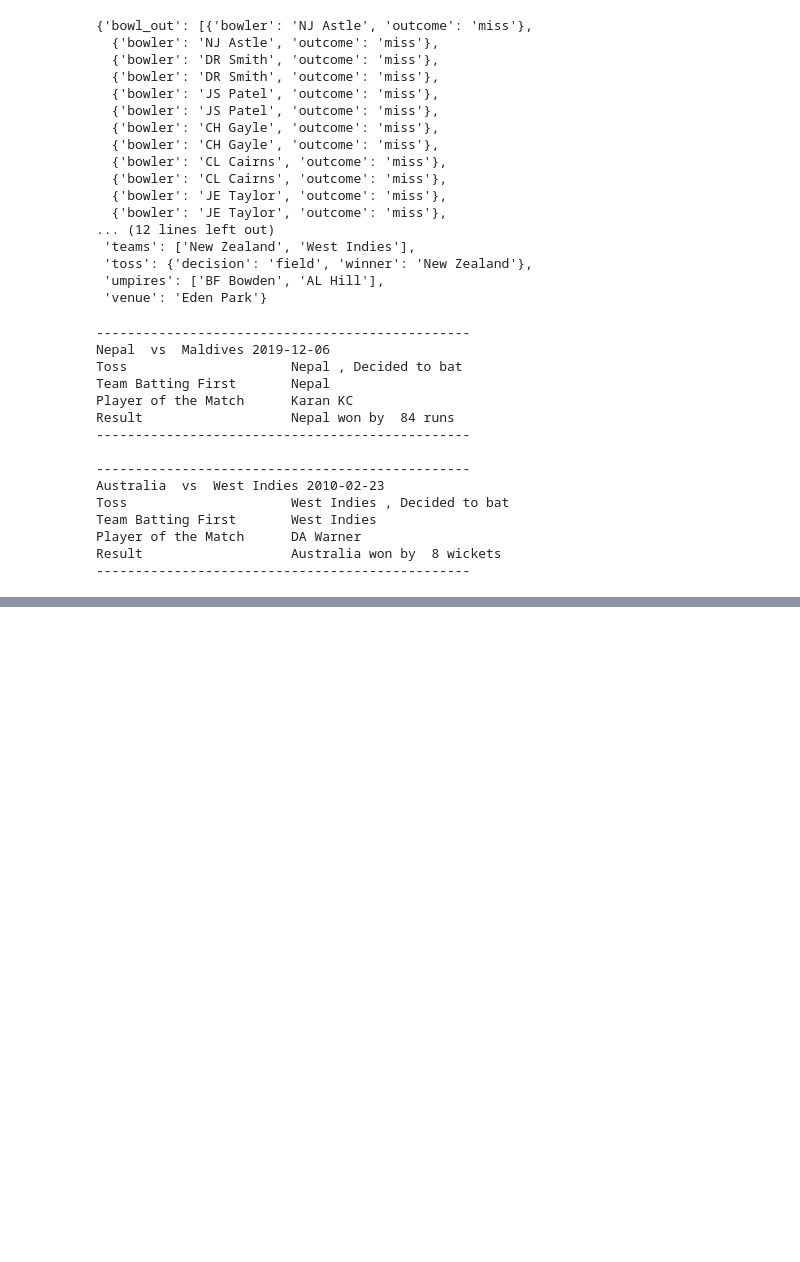
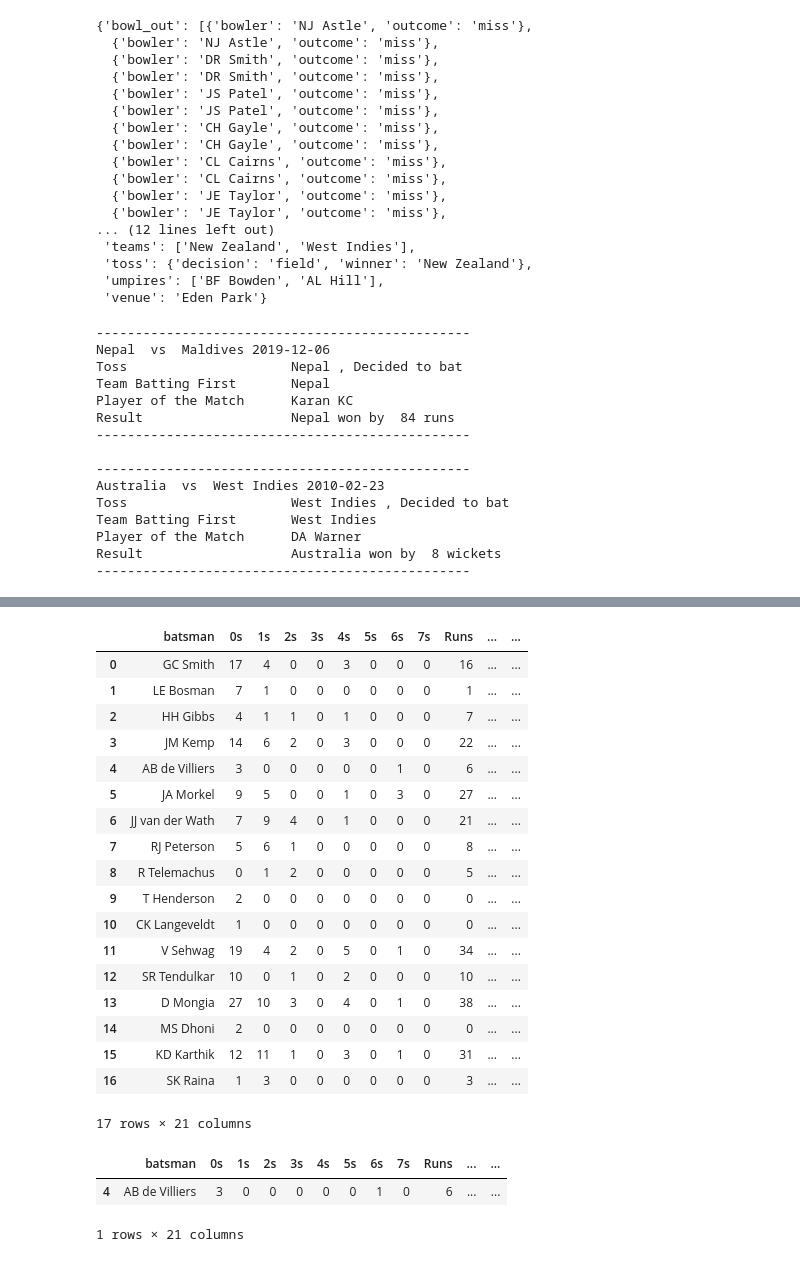
Before and after one commit to khanalg44/cricket_data, a Jupyter notebook: 01_t20I/01_print_scorecard.ipynb, the cells around one changed output, grey strips where cells are left out. Drawn from its saved outputs; the diff is of its cells as text; code cells hidden in the pictures; blank space fills up the shorter version.

```diff
--- a/01_t20I/01_print_scorecard.ipynb
+++ b/01_t20I/01_print_scorecard.ipynb
@@ -154,14 +154,14 @@ def print_scorecard(f, data_dir=data_dir):
     def add_batsman(player, batting_scorecard, season=season, Team=' ', Against=' '):
         if player not in batting_scorecard:
             batting_scorecard[player] = {'0s':0, '1s':0, '2s':0, '3s':0, '4s':0, '5s':0, '6s':0, '7s':0,
-                                         'R':0, 'BF':0, 'NO':True, 'Team':Team, 'Against':Against, 'Tied':tied,
+                                         'Runs':0, 'BF':0, 'NO':True, 'Team':Team, 'Against':Against, 'Tied':tied,
                                          'Win':False, 'Toss':False, 'team-total':0, 'season':season}
 
     def add_bowler(player,   bowling_scorecard, season=season, Team=' ', Against=' '):
         if player not in bowling_scorecard:
-            bowling_scorecard[player] = {'O':0, 'M':0, 'R':0, 'W':0, 'ovs':{},
-                    '0s':0, '1s':0, '2s':0, '3s':0, '4s':0, '5s':0, '6s':0, '7s':0,
-                                         'WD':0, 'NB':0, 'Team':Team, 'Against':Against, 'Win':False, 'Tied':tied,
+            bowling_scorecard[player] = {'O':0, 'M':0, 'Runs':0, 'W':0, 'ovs':{},
+                                         '0s':0, '1s':0, '2s':0, '3s':0, '4s':0, '5s':0, '6s':0, '7s':0,
+                                         'WD':0, 'NB':0, 'Team':Team, 'Against':Against, 'Tied':tied, 'Win':False,
                                          'Toss':False, 'team-total':0, 'season':season}
 
     batting_card = {}
@@ -204,11 +204,11 @@ def print_scorecard(f, data_dir=data_dir):
             bowling_card_inn[bowler ]['ovs'][ov_num]['R'] += runs_tot
 
             # counter for total batsman run
-            batting_card_inn[batsman]['R']           += runs_bat
-            batting_card_inn[batsman]['BF']          += 1
+            batting_card_inn[batsman]['Runs']       += runs_bat
+            batting_card_inn[batsman]['BF']         += 1
 
-            bowling_card_inn[bowler ]['R']           += runs_tot
-            bowling_card_inn[bowler ]['O']           += 1
+            bowling_card_inn[bowler ]['Runs']       += runs_tot
+            bowling_card_inn[bowler ]['O']          += 1
 
             if 'extras' in deliv[1]:
                 if 'wides' in deliv[1]['extras']:
@@ -221,12 +221,11 @@ def print_scorecard(f, data_dir=data_dir):
                     bowling_card_inn[bowler]['NB']  += 1 #
 
                 elif 'legbyes' in deliv[1]['extras']:
-                    #bowling_card_inn[bowler]['R']   -= 1 #
-                    bowling_card_inn[bowler]['R']   -= deliv[1]['extras']['legbyes']
+                    bowling_card_inn[bowler]['Runs']   -= deliv[1]['extras']['legbyes']
                     bowling_card_inn[bowler ]['ovs'][ov_num]['R'] -= deliv[1]['extras']['legbyes']
 
                 elif 'byes' in deliv[1]['extras']:
-                    bowling_card_inn[bowler]['R']   -= deliv[1]['extras']['byes']
+                    bowling_card_inn[bowler]['Runs']   -= deliv[1]['extras']['byes']
 
             runs_extra += runs_ext
             runs_total += runs_tot
@@ -290,3 +306,37 @@ Overwriting print_scorecard.py
+# %%
+#fil = '237242.yaml'
+
+fil='255954.yaml'
+
+dfbt, dfbl=print_scorecard(fil)
+dfbt
+# %% [output]
+|  | batsman | 0s | 1s | 2s | 3s | 4s | 5s | 6s | 7s | Runs | ... | ... |
+| 0 | GC Smith | 17 | 4 | 0 | 0 | 3 | 0 | 0 | 0 | 16 | ... | ... |
+| 1 | LE Bosman | 7 | 1 | 0 | 0 | 0 | 0 | 0 | 0 | 1 | ... | ... |
+| 2 | HH Gibbs | 4 | 1 | 1 | 0 | 1 | 0 | 0 | 0 | 7 | ... | ... |
+| 3 | JM Kemp | 14 | 6 | 2 | 0 | 3 | 0 | 0 | 0 | 22 | ... | ... |
+| 4 | AB de Villiers | 3 | 0 | 0 | 0 | 0 | 0 | 1 | 0 | 6 | ... | ... |
+| 5 | JA Morkel | 9 | 5 | 0 | 0 | 1 | 0 | 3 | 0 | 27 | ... | ... |
+| 6 | JJ van der Wath | 7 | 9 | 4 | 0 | 1 | 0 | 0 | 0 | 21 | ... | ... |
+| 7 | RJ Peterson | 5 | 6 | 1 | 0 | 0 | 0 | 0 | 0 | 8 | ... | ... |
+| 8 | R Telemachus | 0 | 1 | 2 | 0 | 0 | 0 | 0 | 0 | 5 | ... | ... |
+| 9 | T Henderson | 2 | 0 | 0 | 0 | 0 | 0 | 0 | 0 | 0 | ... | ... |
+| 10 | CK Langeveldt | 1 | 0 | 0 | 0 | 0 | 0 | 0 | 0 | 0 | ... | ... |
+| 11 | V Sehwag | 19 | 4 | 2 | 0 | 5 | 0 | 1 | 0 | 34 | ... | ... |
+| 12 | SR Tendulkar | 10 | 0 | 1 | 0 | 2 | 0 | 0 | 0 | 10 | ... | ... |
+| 13 | D Mongia | 27 | 10 | 3 | 0 | 4 | 0 | 1 | 0 | 38 | ... | ... |
+| 14 | MS Dhoni | 2 | 0 | 0 | 0 | 0 | 0 | 0 | 0 | 0 | ... | ... |
+| 15 | KD Karthik | 12 | 11 | 1 | 0 | 3 | 0 | 1 | 0 | 31 | ... | ... |
+| 16 | SK Raina | 1 | 3 | 0 | 0 | 0 | 0 | 0 | 0 | 3 | ... | ... |
+17 rows × 21 columns
+# %%
+player='AB de Villiers'
+dfbt[dfbt['batsman']==player]
+# %% [output]
+|  | batsman | 0s | 1s | 2s | 3s | 4s | 5s | 6s | 7s | Runs | ... | ... |
+| 4 | AB de Villiers | 3 | 0 | 0 | 0 | 0 | 0 | 1 | 0 | 6 | ... | ... |
+1 rows × 21 columns
 # %%
 from print_scorecard import print_scorecard
 import sys
```
Also changed, not shown: parts of 5 cells of this notebook, 10 other files.
